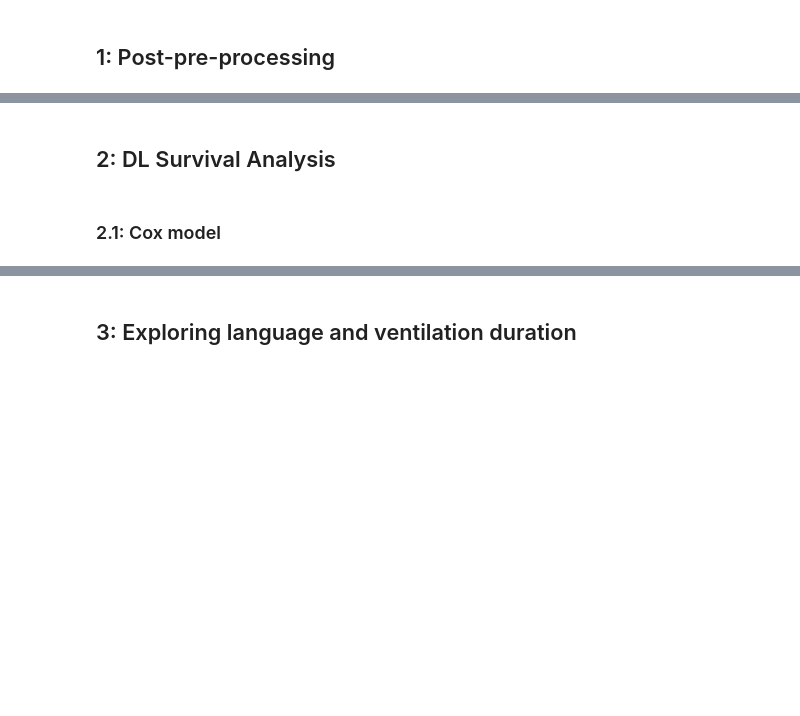
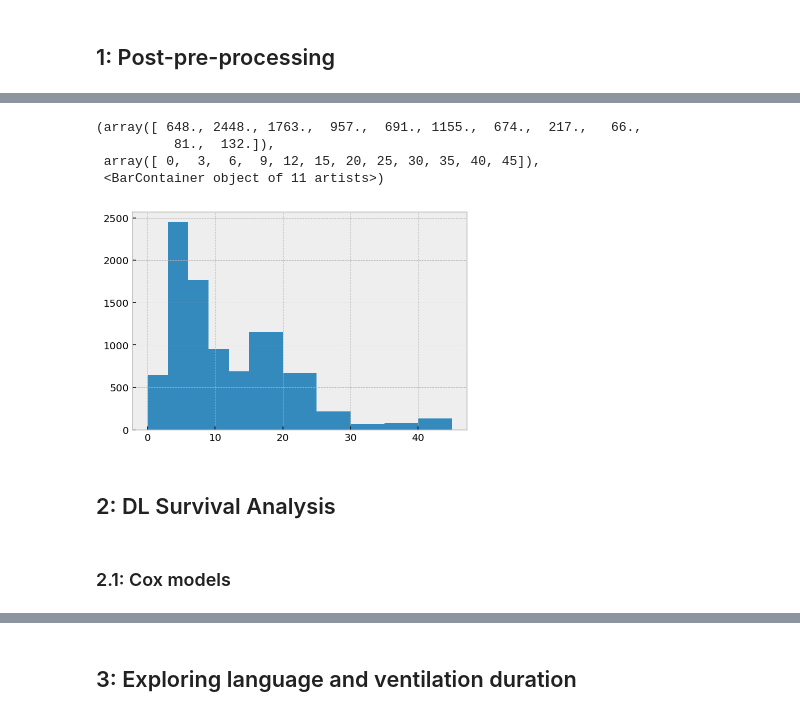
Before and after one commit to marcelchee/trident3, a Jupyter notebook: survival_vent.ipynb, the cells around one changed output, grey strips where cells are left out. Cells and saved outputs as stored; diff of their text form; code cells hidden in the pictures; blank space fills up the shorter version.

```diff
--- a/survival_vent.ipynb
+++ b/survival_vent.ipynb
@@ -68,4 +141,12 @@ df['censor'] = censor
+# %%
+plt.hist(y["Survival"],bins=[0,3,6,9,12,15,20,25,30,*list(range(35,50,5))],range=(0,50))
+# %% [output]
+(array([ 648., 2448., 1763.,  957.,  691., 1155.,  674.,  217.,   66.,
+          81.,  132.]),
+ array([ 0,  3,  6,  9, 12, 15, 20, 25, 30, 35, 40, 45]),
+ <BarContainer object of 11 artists>)
+[figure, added]
 # %% [markdown]
 ## 2: DL Survival Analysis
 # %% [markdown]
-### 2.1: Cox model
+### 2.1: Cox models
```
Also changed, not shown: parts of 46 cells of this notebook, 5 other files.
